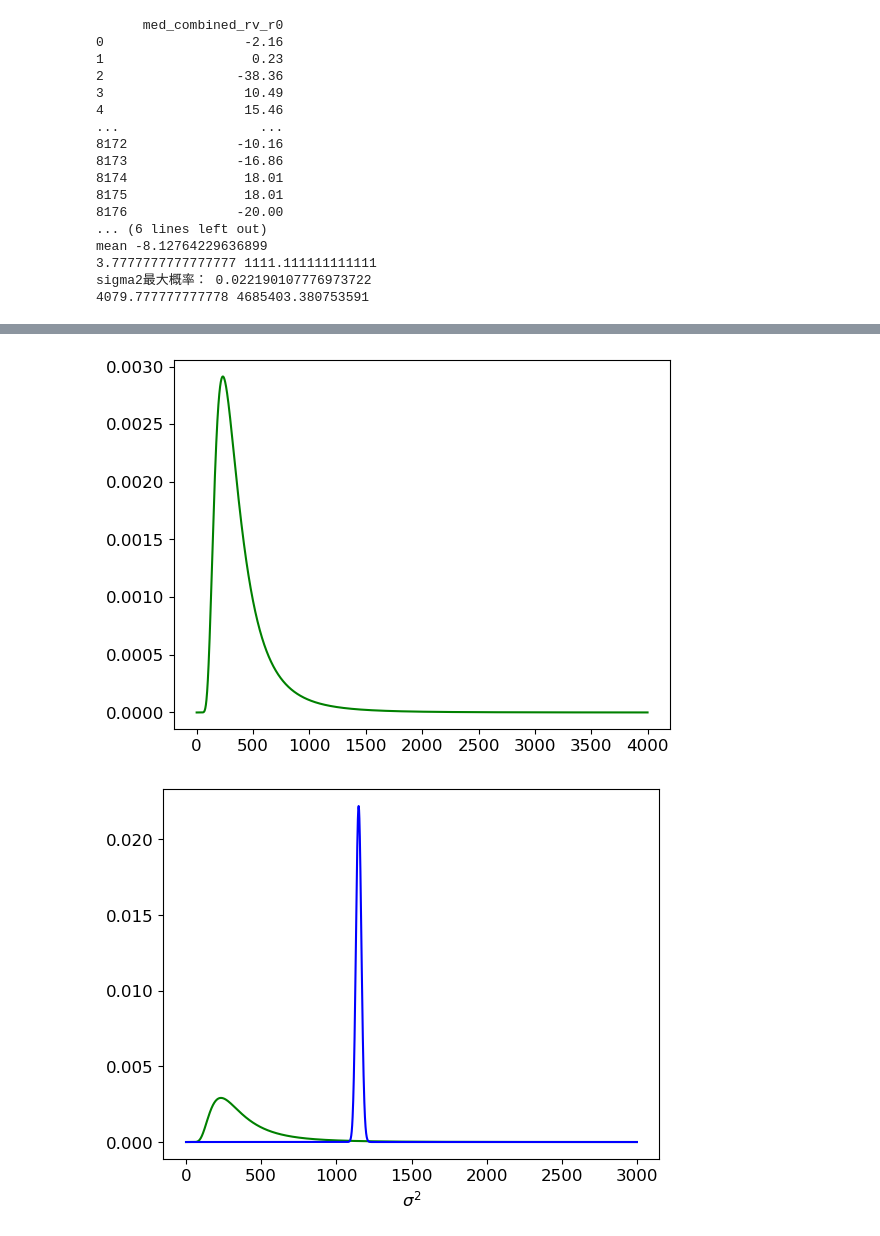
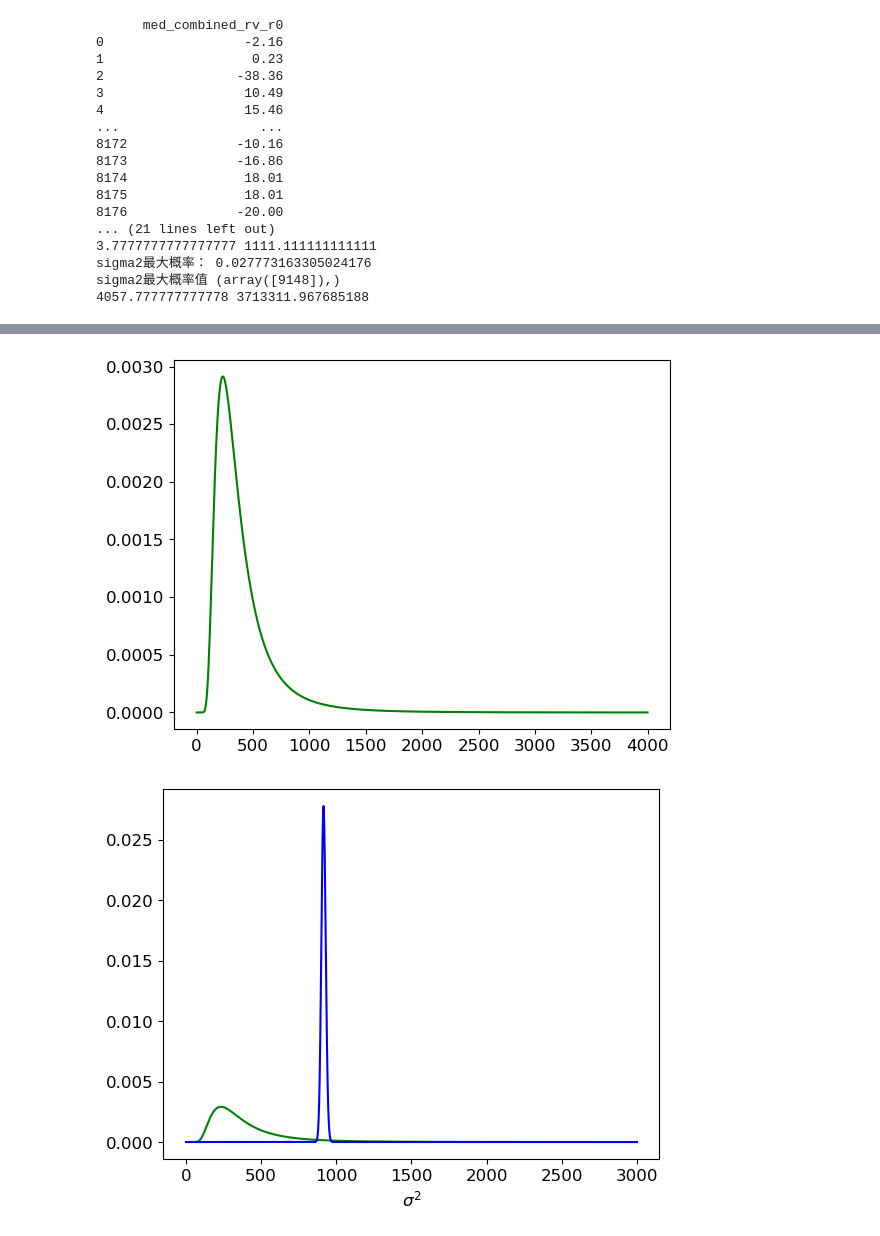
Before and after one commit to suiranruofeng/AstroStatisticsGW, a Jupyter notebook: singlebeyes.ipynb, the cells around one changed output, grey strips where cells are left out. Saved outputs shown, nothing was run; the diff lists cells and outputs as text; code cells hidden in the pictures.

```diff
--- a/singlebeyes.ipynb
+++ b/singlebeyes.ipynb
@@ -25,11 +25,19 @@ plt.ylabel("N")
 
 # 计算方差与期望
 rv_var = np.std(rv)
-rv_mean = np.mean(rv)
+rv_mean = float(np.mean(rv))
+
+
 
 print("std:", rv_var)
 print("sstd:", rv_var**(0.5))
 print("mean:", rv_mean)
+
+# 一次处理
+for x in rv.index:
+  if (float(rv.loc[x, "med_combined_rv_r0"]) - rv_mean)> 150 or (float(rv.loc[x, "med_combined_rv_r0"]) - rv_mean) < -150:
+    rv.drop(x, inplace = True)
+print(rv)
 
 
 import scipy.stats as stats
@@ -63,37 +71,38 @@ while i<n:
 v=float(v)
 a2=a1+n/2
 b2=b1+v/2
-x = np.arange(0.1, 3000, 1)
+x = np.arange(0.1, 3000, 0.1)
 fig = plt.figure()
 
 #e2,=ax.plot(x, invgamma.pdf(x,k/2.,k/2.*s**2),'g-')
 plt.plot(x, InvGamma_pdf(x,a1,b1),'g-')
 plt.plot(x, InvGamma_pdf(x,a2,b2),'b-')
 #plt.axvline(1727,ls=':')
 plt.xlabel(r'$\sigma^2$',fontsize=12)
 
 print('sigma2最大概率：',max(InvGamma_pdf(x,a2,b2)))
+print('sigma2最大概率值',np.where(InvGamma_pdf(x,a2,b2)==max(InvGamma_pdf(x,a2,b2))))
 print(a2,b2)
 
 plt.show()
 # %% [output]
       med_combined_rv_r0
 0                  -2.16
 1                   0.23
 2                 -38.36
 3                  10.49
 4                  15.46
 ...                  ...
 8172              -10.16
 8173              -16.86
 8174               18.01
 8175               18.01
 8176              -20.00
-... (6 lines left out)
-mean -8.12764229636899
+... (21 lines left out)
 3.7777777777777777 1111.111111111111
-sigma2最大概率： 0.022190107776973722
-4079.777777777778 4685403.380753591
+sigma2最大概率： 0.027773163305024176
+sigma2最大概率值 (array([9148]),)
+4057.777777777778 3713311.967685188
 [figure]
 [figure]
-[figure, old version]
+[figure, new version]
```
